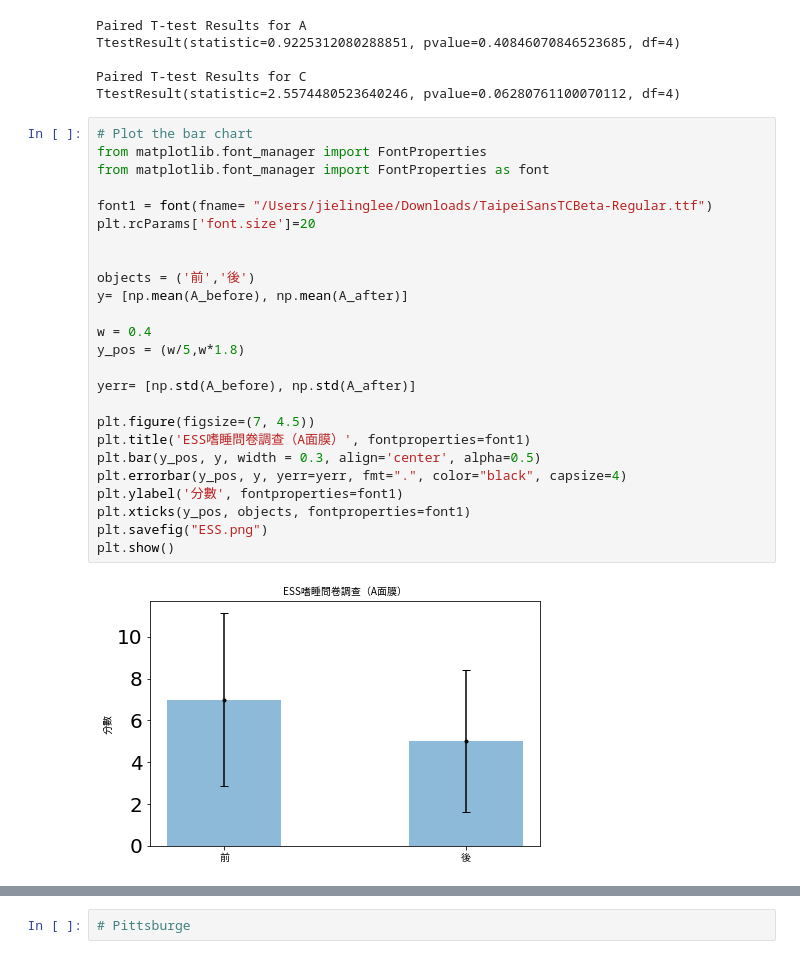
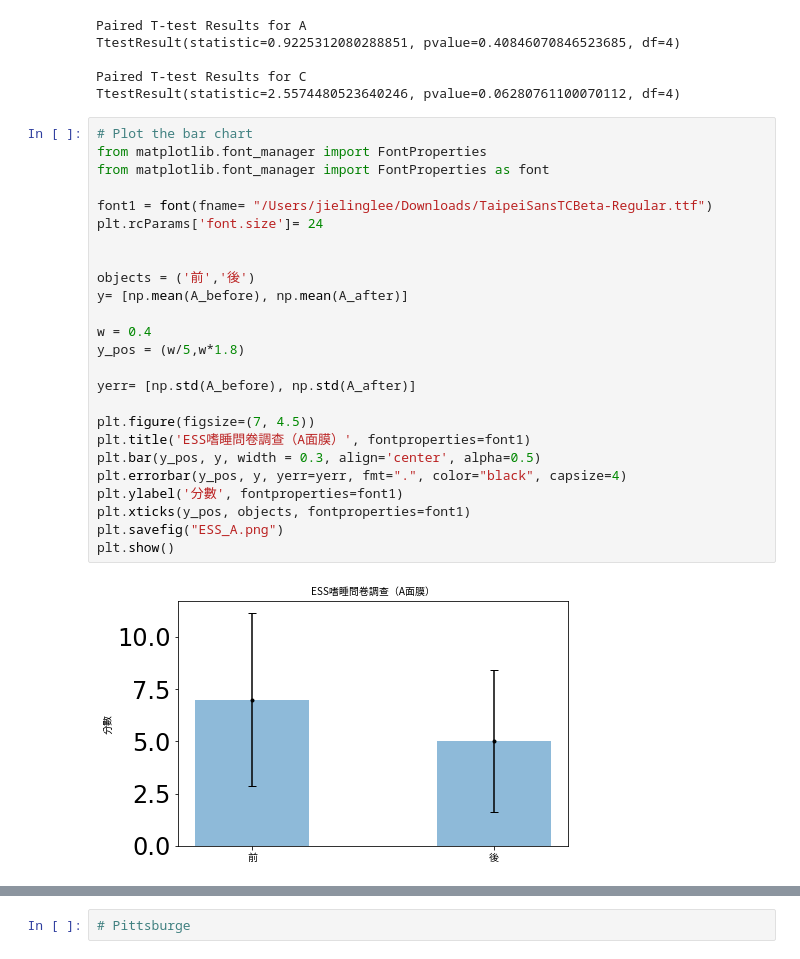
Before and after one commit to jielingl11/Face-Mask-, a Jupyter notebook: analysis.ipynb, the cells around one changed output, grey strips where cells are left out. Cells and saved outputs as stored; diff of their text form.

```diff
--- a/analysis.ipynb
+++ b/analysis.ipynb
@@ -45,27 +45,27 @@ TtestResult(statistic=2.5574480523640246, pvalue=0.06280761100070112, df=4)
 # %%
 # Plot the bar chart
 from matplotlib.font_manager import FontProperties
 from matplotlib.font_manager import FontProperties as font
 
 font1 = font(fname= "/Users/jielinglee/Downloads/TaipeiSansTCBeta-Regular.ttf")
-plt.rcParams['font.size']=20
+plt.rcParams['font.size']= 24
 
 
 objects = ('前','後')
 y= [np.mean(A_before), np.mean(A_after)]
 
 w = 0.4
 y_pos = (w/5,w*1.8)
 
 yerr= [np.std(A_before), np.std(A_after)]
 
 plt.figure(figsize=(7, 4.5))
 plt.title('ESS嗜睡問卷調查（A面膜）', fontproperties=font1)
 plt.bar(y_pos, y, width = 0.3, align='center', alpha=0.5)
 plt.errorbar(y_pos, y, yerr=yerr, fmt=".", color="black", capsize=4)
 plt.ylabel('分數', fontproperties=font1)
 plt.xticks(y_pos, objects, fontproperties=font1)
-plt.savefig("ESS.png")
+plt.savefig("ESS_A.png")
 plt.show()
 # %% [output]
-[figure, old version]
+[figure, new version]
```
Also changed, not shown: parts of 25 cells of this notebook, 1 other file.
